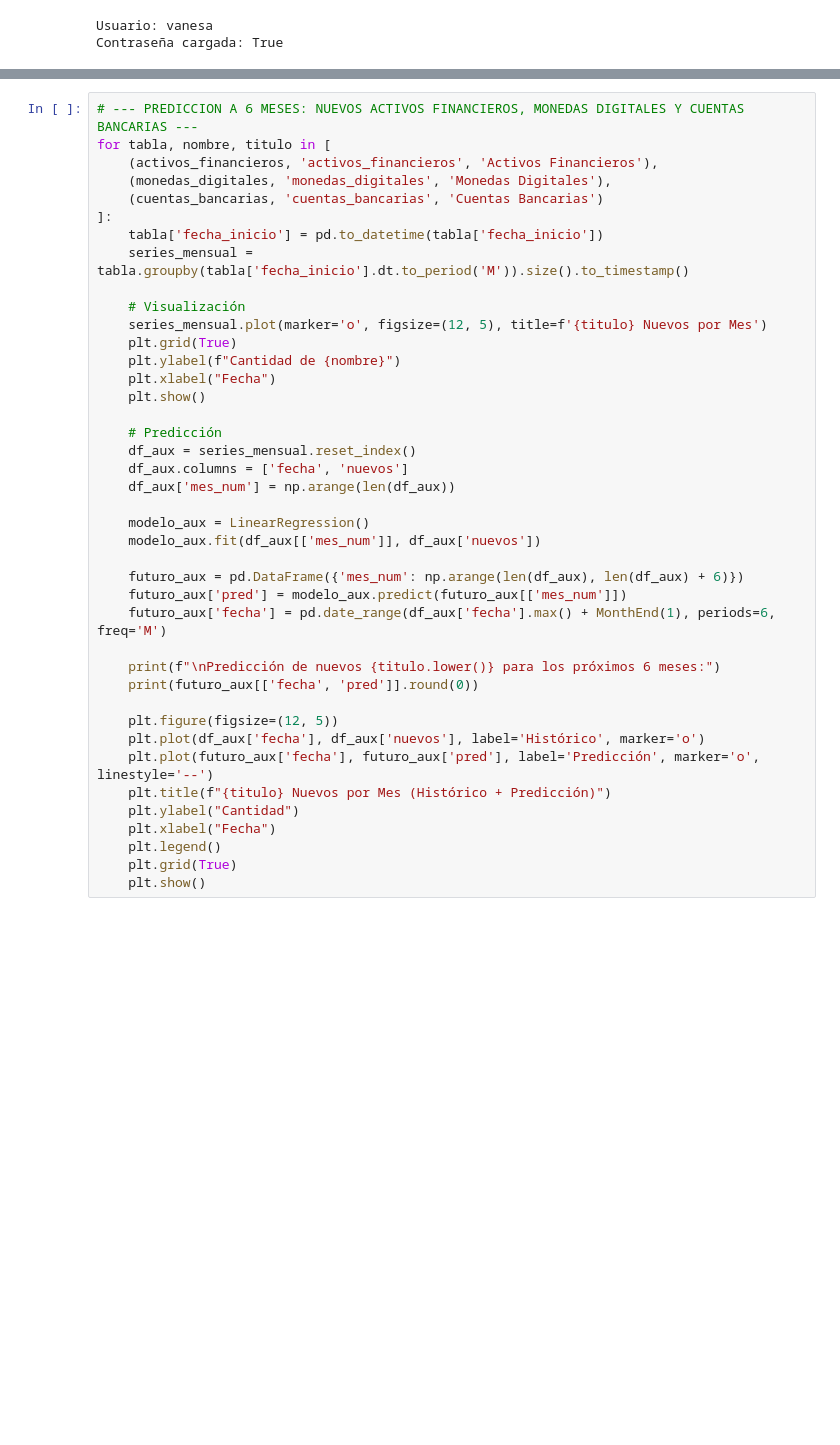
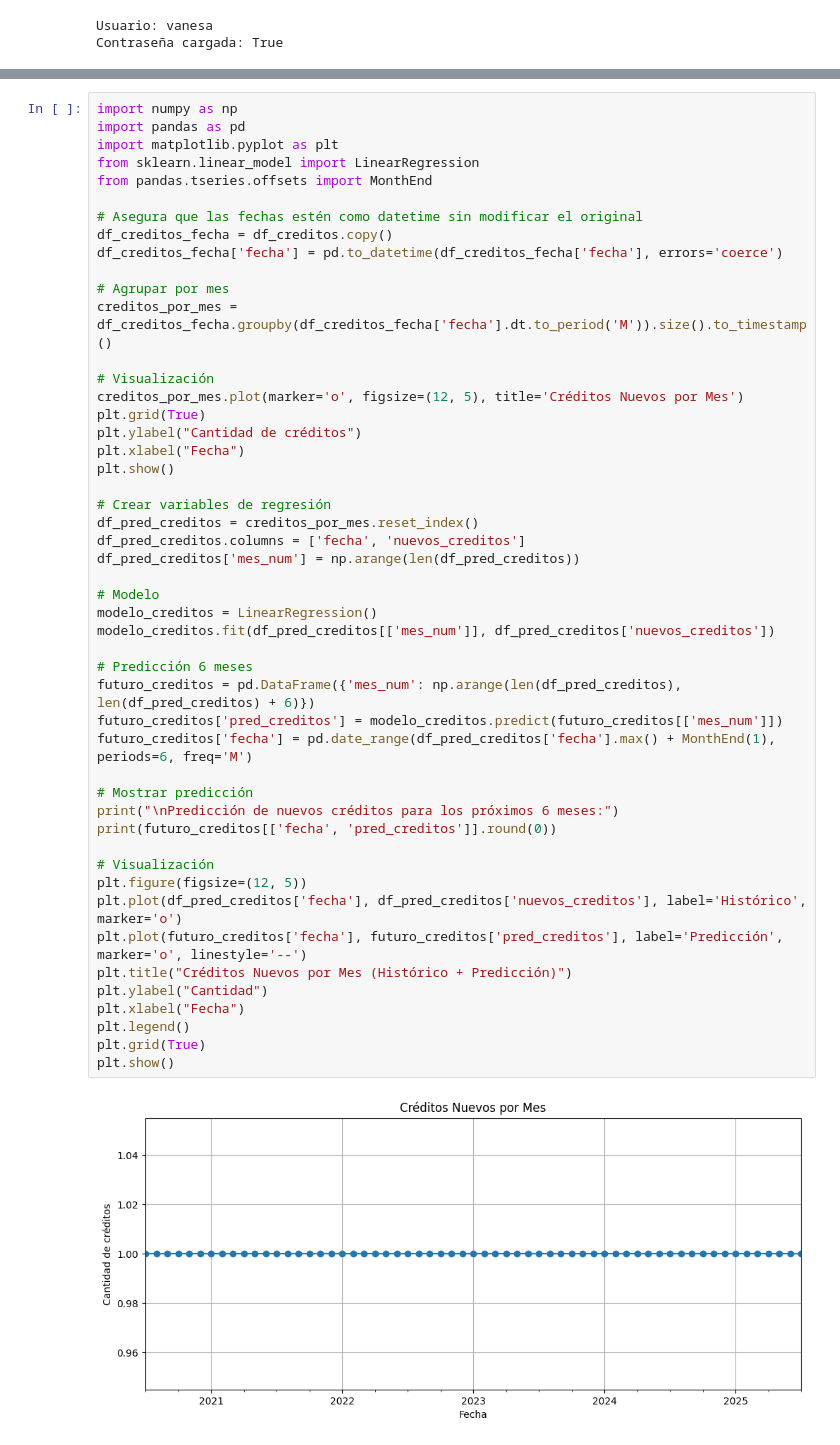
Before and after one commit to vfpomer/banco_creditos, a Jupyter notebook: notebooks/banco_6meses.ipynb, the cells around one changed output, grey strips where cells are left out. Drawn from its saved outputs; the diff is of its cells as text; blank space fills up the shorter version.

Commit message:
eda_futuro

```diff
--- a/notebooks/banco_6meses.ipynb
+++ b/notebooks/banco_6meses.ipynb
@@ -140,42 +185,51 @@ plt.show()
 # %%
-# --- PREDICCION A 6 MESES: NUEVOS ACTIVOS FINANCIEROS, MONEDAS DIGITALES Y CUENTAS BANCARIAS ---
-for tabla, nombre, titulo in [
-    (activos_financieros, 'activos_financieros', 'Activos Financieros'),
-    (monedas_digitales, 'monedas_digitales', 'Monedas Digitales'),
-    (cuentas_bancarias, 'cuentas_bancarias', 'Cuentas Bancarias')
-]:
-    tabla['fecha_inicio'] = pd.to_datetime(tabla['fecha_inicio'])
-    series_mensual = tabla.groupby(tabla['fecha_inicio'].dt.to_period('M')).size().to_timestamp()
+import numpy as np
+import pandas as pd
+import matplotlib.pyplot as plt
+from sklearn.linear_model import LinearRegression
+from pandas.tseries.offsets import MonthEnd
 
-    # Visualización
-    series_mensual.plot(marker='o', figsize=(12, 5), title=f'{titulo} Nuevos por Mes')
-    plt.grid(True)
-    plt.ylabel(f"Cantidad de {nombre}")
-    plt.xlabel("Fecha")
-    plt.show()
+# Asegura que las fechas estén como datetime sin modificar el original
+df_creditos_fecha = df_creditos.copy()
+df_creditos_fecha['fecha'] = pd.to_datetime(df_creditos_fecha['fecha'], errors='coerce')
 
-    # Predicción
-    df_aux = series_mensual.reset_index()
-    df_aux.columns = ['fecha', 'nuevos']
-    df_aux['mes_num'] = np.arange(len(df_aux))
+# Agrupar por mes
+creditos_por_mes = df_creditos_fecha.groupby(df_creditos_fecha['fecha'].dt.to_period('M')).size().to_timestamp()
 
-    modelo_aux = LinearRegression()
-    modelo_aux.fit(df_aux[['mes_num']], df_aux['nuevos'])
+# Visualización
+creditos_por_mes.plot(marker='o', figsize=(12, 5), title='Créditos Nuevos por Mes')
+plt.grid(True)
+plt.ylabel("Cantidad de créditos")
+plt.xlabel("Fecha")
+plt.show()
 
-    futuro_aux = pd.DataFrame({'mes_num': np.arange(len(df_aux), len(df_aux) + 6)})
-    futuro_aux['pred'] = modelo_aux.predict(futuro_aux[['mes_num']])
-    futuro_aux['fecha'] = pd.date_range(df_aux['fecha'].max() + MonthEnd(1), periods=6, freq='M')
+# Crear variables de regresión
+df_pred_creditos = creditos_por_mes.reset_index()
+df_pred_creditos.columns = ['fecha', 'nuevos_creditos']
+df_pred_creditos['mes_num'] = np.arange(len(df_pred_creditos))
 
-    print(f"\nPredicción de nuevos {titulo.lower()} para los próximos 6 meses:")
-    print(futuro_aux[['fecha', 'pred']].round(0))
+# Modelo
+modelo_creditos = LinearRegression()
+modelo_creditos.fit(df_pred_creditos[['mes_num']], df_pred_creditos['nuevos_creditos'])
 
-    plt.figure(figsize=(12, 5))
-    plt.plot(df_aux['fecha'], df_aux['nuevos'], label='Histórico', marker='o')
-    plt.plot(futuro_aux['fecha'], futuro_aux['pred'], label='Predicción', marker='o', linestyle='--')
-    plt.title(f"{titulo} Nuevos por Mes (Histórico + Predicción)")
-    plt.ylabel("Cantidad")
-    plt.xlabel("Fecha")
-    plt.legend()
-    plt.grid(True)
-    plt.show()
+# Predicción 6 meses
+futuro_creditos = pd.DataFrame({'mes_num': np.arange(len(df_pred_creditos), len(df_pred_creditos) + 6)})
+futuro_creditos['pred_creditos'] = modelo_creditos.predict(futuro_creditos[['mes_num']])
+futuro_creditos['fecha'] = pd.date_range(df_pred_creditos['fecha'].max() + MonthEnd(1), periods=6, freq='M')
+
+# Mostrar predicción
+print("\nPredicción de nuevos créditos para los próximos 6 meses:")
+print(futuro_creditos[['fecha', 'pred_creditos']].round(0))
+
+# Visualización
+plt.figure(figsize=(12, 5))
+plt.plot(df_pred_creditos['fecha'], df_pred_creditos['nuevos_creditos'], label='Histórico', marker='o')
+plt.plot(futuro_creditos['fecha'], futuro_creditos['pred_creditos'], label='Predicción', marker='o', linestyle='--')
+plt.title("Créditos Nuevos por Mes (Histórico + Predicción)")
+plt.ylabel("Cantidad")
+plt.xlabel("Fecha")
+plt.legend()
+plt.grid(True)
+plt.show()
 # %% [output]
+[figure, added]
```
Also changed, not shown: parts of 6 cells of this notebook.
